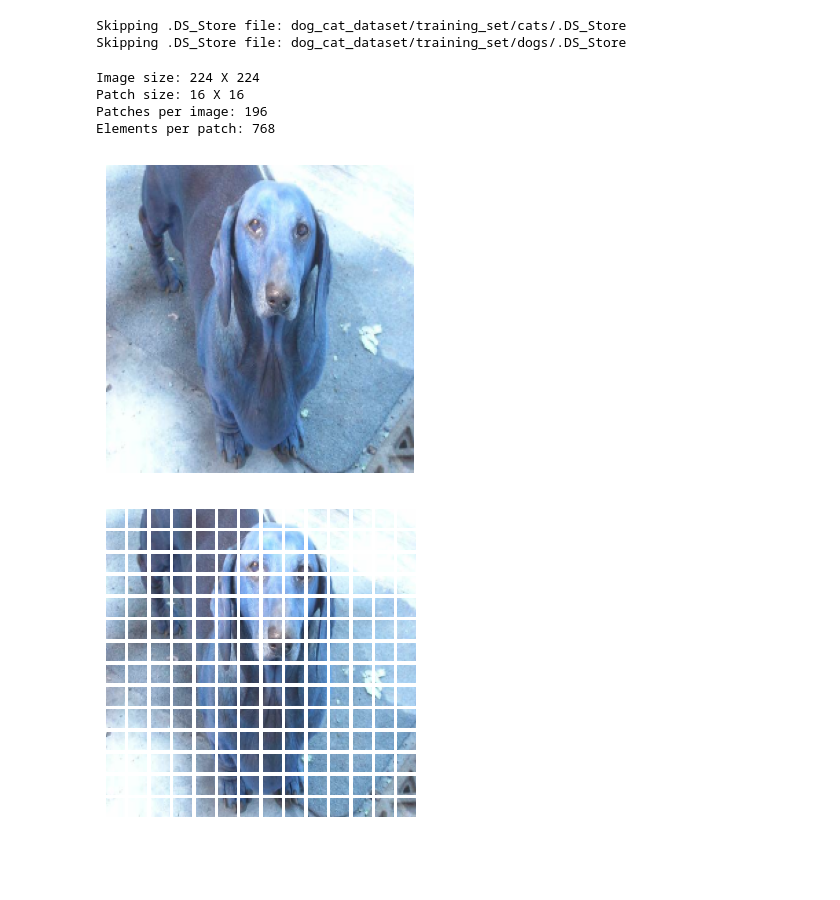
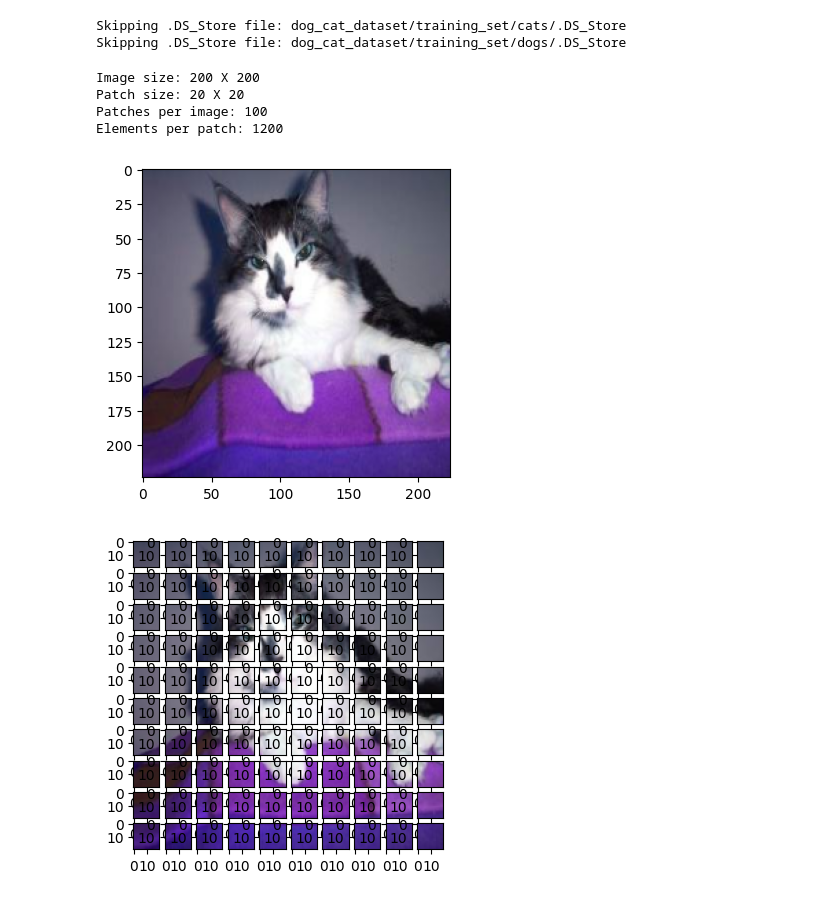
Before and after one commit to jamesteckyio/ai, a Jupyter notebook: transformer.ipynb, the cells around one changed output. Drawn from its saved outputs; the diff is of its cells as text; code cells hidden in the pictures; blank space fills up the shorter version.

```diff
--- a/transformer.ipynb
+++ b/transformer.ipynb
@@ -15,10 +12,12 @@ input_shape = (224, 224, 3)
 # %%
+num_classes = 2
+input_shape = (200, 200, 3)
 learning_rate = 0.001
 weight_decay = 0.0001
 batch_size = 256
-num_epochs = 10  # For real training, use num_epochs=100. 10 is a test value
-image_size = 224  # We'll resize input images to this size
-patch_size = 28  # Size of the patches to be extract from the input images
+num_epochs = 15  # For real training, use num_epochs=100. 10 is a test value
+image_size = 200  # We'll resize input images to this size
+patch_size = 20  # Size of the patches to be extract from the input images
 num_patches = (image_size // patch_size) ** 2
 projection_dim = 64
 num_heads = 4
@@ -71,7 +70,7 @@ for name,images in images_dict.items():#returns key , path for each record
             continue
         img=cv2.imread(str(image))
         if img is not None:
-            resize_img = cv2.resize(img, (224, 224))
+            resize_img = cv2.resize(img, (image_size, image_size))
             X.append(resize_img)
             y.append(labels_dict[name])
         else:
@@ -85,6 +84,10 @@ y = np.array(y)
 # %%
 from sklearn.model_selection import train_test_split
 X_train, Y_train, x_label, y_label = train_test_split(X, y, test_size=0.20 ,random_state=4)
+# %%
+X_train = X_train / 255.0
+
+Y_train = Y_train / 255.0
 # %%
 data_augmentation = keras.Sequential(
     [
@@ -136,33 +139,32 @@ class Patches(layers.Layer):
 # %%
 plt.figure(figsize=(4, 4))
 image = X_train[np.random.choice(range(X_train.shape[0]))]
-plt.imshow(image.astype("uint8"))
-plt.axis("off")
+plt.imshow(image)
 
 resized_image = ops.image.resize(
     ops.convert_to_tensor([image]), size=(image_size, image_size)
 )
 patches = Patches(patch_size)(resized_image)
 print(f"Image size: {image_size} X {image_size}")
 print(f"Patch size: {patch_size} X {patch_size}")
 print(f"Patches per image: {patches.shape[1]}")
 print(f"Elements per patch: {patches.shape[-1]}")
 
 n = int(np.sqrt(patches.shape[1]))
 plt.figure(figsize=(4, 4))
 
 for i, patch in enumerate(patches[0]):
     ax = plt.subplot(n, n, i + 1)
     patch_img = ops.reshape(patch, (patch_size, patch_size, 3))
-    plt.imshow(ops.convert_to_numpy(patch_img).astype("uint8"))
-    plt.axis("off")
+    plt.imshow(ops.convert_to_numpy(patch_img))
+    # plt.axis("off")
 # %% [output]
-Image size: 224 X 224
-Patch size: 16 X 16
-Patches per image: 196
-Elements per patch: 768
+Image size: 200 X 200
+Patch size: 20 X 20
+Patches per image: 100
+Elements per patch: 1200
-[figure, old version]
+[figure, new version]
-[figure, old version]
+[figure, new version]
 # %%
 class PatchEncoder(layers.Layer):
     def __init__(self, num_patches, projection_dim):
```
Also changed, not shown: parts of 7 cells of this notebook, 6 other files.
